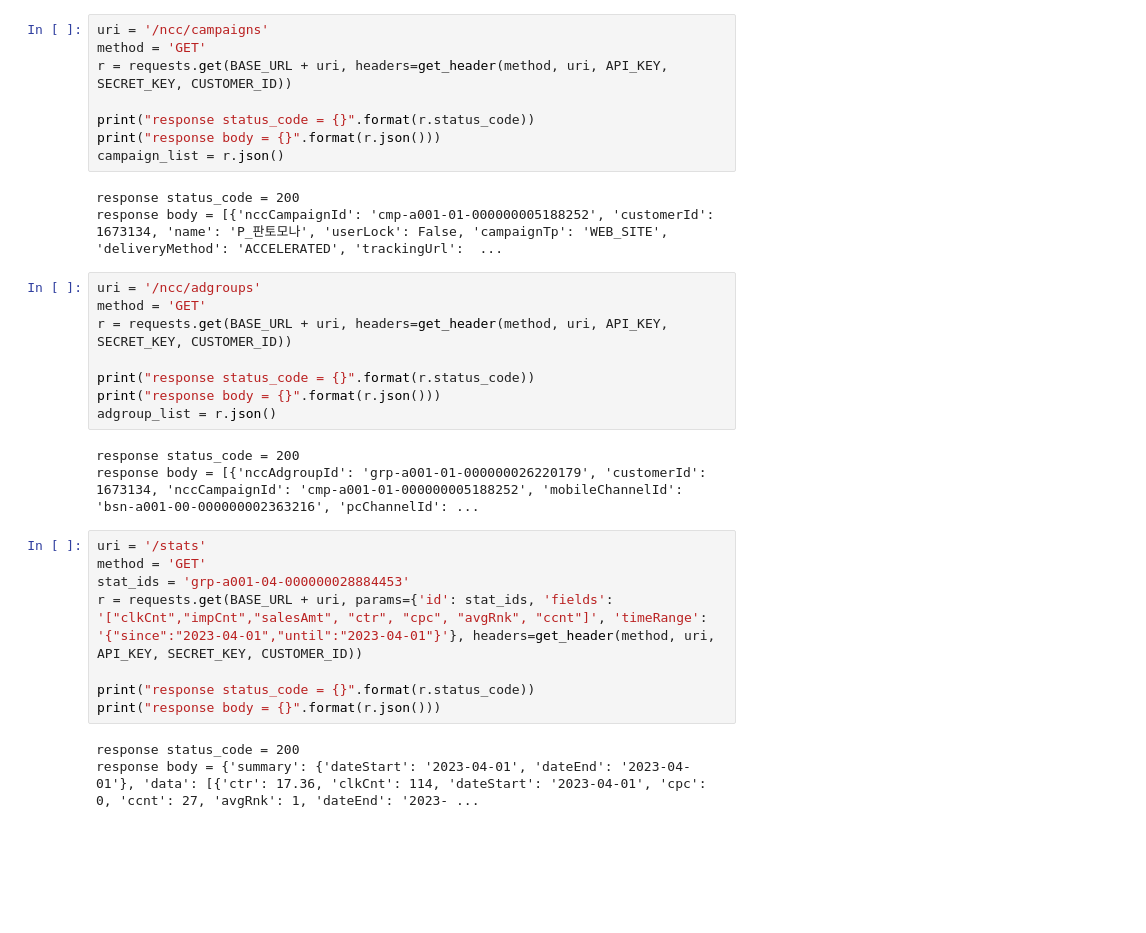
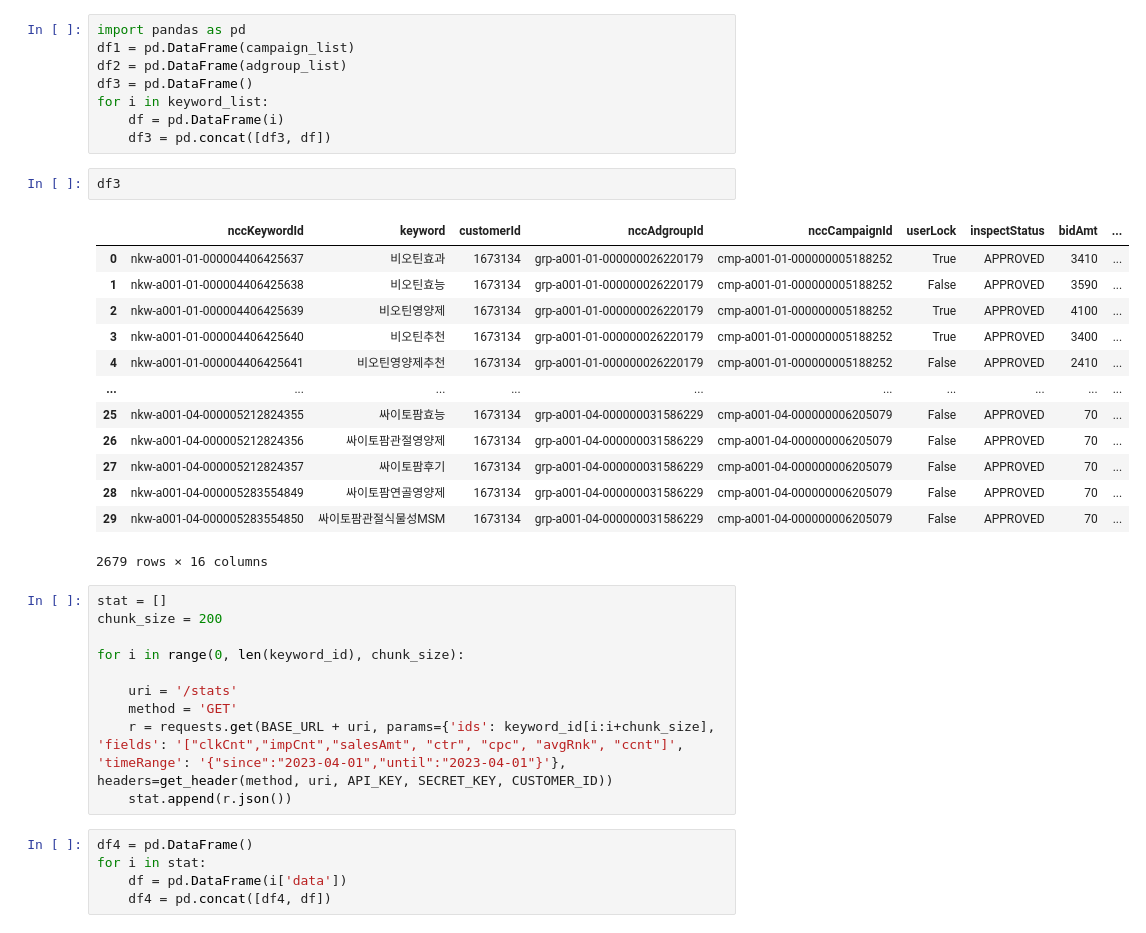
Before and after one commit to philip01phytoway/phytoway_2, a Jupyter notebook: 코드/python/네이버1차.ipynb, the cells around one changed output. Saved outputs shown, nothing was run; the diff lists cells and outputs as text; blank space fills up the shorter version.

```diff
--- a/코드/python/네이버1차.ipynb
+++ b/코드/python/네이버1차.ipynb
@@ -97,33 +80,39 @@ response body = {'code': 11001, 'message': '잘못된 파라미터 형식입니
-# %%
-uri = '/ncc/campaigns'
-method = 'GET'
-r = requests.get(BASE_URL + uri, headers=get_header(method, uri, API_KEY, SECRET_KEY, CUSTOMER_ID))
-
-print("response status_code = {}".format(r.status_code))
-print("response body = {}".format(r.json()))
-campaign_list = r.json()
-# %% [output]
-response status_code = 200
-response body = [{'nccCampaignId': 'cmp-a001-01-000000005188252', 'customerId': 1673134, 'name': 'P_판토모나', 'userLock': False, 'campaignTp': 'WEB_SITE', 'deliveryMethod': 'ACCELERATED', 'trackingUrl':  ...
-# %%
-uri = '/ncc/adgroups'
-method = 'GET'
-r = requests.get(BASE_URL + uri, headers=get_header(method, uri, API_KEY, SECRET_KEY, CUSTOMER_ID))
-
-print("response status_code = {}".format(r.status_code))
-print("response body = {}".format(r.json()))
-adgroup_list = r.json()
-# %% [output]
-response status_code = 200
-response body = [{'nccAdgroupId': 'grp-a001-01-000000026220179', 'customerId': 1673134, 'nccCampaignId': 'cmp-a001-01-000000005188252', 'mobileChannelId': 'bsn-a001-00-000000002363216', 'pcChannelId': ...
+# %%
+import pandas as pd
+df1 = pd.DataFrame(campaign_list)
+df2 = pd.DataFrame(adgroup_list)
+df3 = pd.DataFrame()
+for i in keyword_list:
+    df = pd.DataFrame(i)
+    df3 = pd.concat([df3, df])
+# %%
+df3
+# %% [output]
+|  | nccKeywordId | keyword | customerId | nccAdgroupId | nccCampaignId | userLock | inspectStatus | bidAmt | ... |
+| 0 | nkw-a001-01-000004406425637 | 비오틴효과 | 1673134 | grp-a001-01-000000026220179 | cmp-a001-01-000000005188252 | True | APPROVED | 3410 | ... |
+| 1 | nkw-a001-01-000004406425638 | 비오틴효능 | 1673134 | grp-a001-01-000000026220179 | cmp-a001-01-000000005188252 | False | APPROVED | 3590 | ... |
+| 2 | nkw-a001-01-000004406425639 | 비오틴영양제 | 1673134 | grp-a001-01-000000026220179 | cmp-a001-01-000000005188252 | True | APPROVED | 4100 | ... |
+| 3 | nkw-a001-01-000004406425640 | 비오틴추천 | 1673134 | grp-a001-01-000000026220179 | cmp-a001-01-000000005188252 | True | APPROVED | 3400 | ... |
+| 4 | nkw-a001-01-000004406425641 | 비오틴영양제추천 | 1673134 | grp-a001-01-000000026220179 | cmp-a001-01-000000005188252 | False | APPROVED | 2410 | ... |
+| ... | ... | ... | ... | ... | ... | ... | ... | ... | ... |
+| 25 | nkw-a001-04-000005212824355 | 싸이토팜효능 | 1673134 | grp-a001-04-000000031586229 | cmp-a001-04-000000006205079 | False | APPROVED | 70 | ... |
+| 26 | nkw-a001-04-000005212824356 | 싸이토팜관절영양제 | 1673134 | grp-a001-04-000000031586229 | cmp-a001-04-000000006205079 | False | APPROVED | 70 | ... |
+| 27 | nkw-a001-04-000005212824357 | 싸이토팜후기 | 1673134 | grp-a001-04-000000031586229 | cmp-a001-04-000000006205079 | False | APPROVED | 70 | ... |
+| 28 | nkw-a001-04-000005283554849 | 싸이토팜연골영양제 | 1673134 | grp-a001-04-000000031586229 | cmp-a001-04-000000006205079 | False | APPROVED | 70 | ... |
+| 29 | nkw-a001-04-000005283554850 | 싸이토팜관절식물성MSM | 1673134 | grp-a001-04-000000031586229 | cmp-a001-04-000000006205079 | False | APPROVED | 70 | ... |
+2679 rows × 16 columns
 # %%
-uri = '/stats'
-method = 'GET'
-stat_ids = 'grp-a001-04-000000028884453'
-r = requests.get(BASE_URL + uri, params={'id': stat_ids, 'fields': '["clkCnt","impCnt","salesAmt", "ctr", "cpc", "avgRnk", "ccnt"]', 'timeRange': '{"since":"2023-04-01","until":"2023-04-01"}'}, headers=get_header(method, uri, API_KEY, SECRET_KEY, CUSTOMER_ID))
+stat = []
+chunk_size = 200
 
-print("response status_code = {}".format(r.status_code))
-print("response body = {}".format(r.json()))
+for i in range(0, len(keyword_id), chunk_size):
+
+    uri = '/stats'
+    method = 'GET'
+    r = requests.get(BASE_URL + uri, params={'ids': keyword_id[i:i+chunk_size], 'fields': '["clkCnt","impCnt","salesAmt", "ctr", "cpc", "avgRnk", "ccnt"]', 'timeRange': '{"since":"2023-04-01","until":"2023-04-01"}'}, headers=get_header(method, uri, API_KEY, SECRET_KEY, CUSTOMER_ID))
+    stat.append(r.json())
-# %% [output]
-response status_code = 200
-response body = {'summary': {'dateStart': '2023-04-01', 'dateEnd': '2023-04-01'}, 'data': [{'ctr': 17.36, 'clkCnt': 114, 'dateStart': '2023-04-01', 'cpc': 0, 'ccnt': 27, 'avgRnk': 1, 'dateEnd': '2023- ...
+# %%
+df4 = pd.DataFrame()
+for i in stat:
+    df = pd.DataFrame(i['data'])
+    df4 = pd.concat([df4, df])
```
Also changed, not shown: parts of 7 cells of this notebook, 4 other files.
